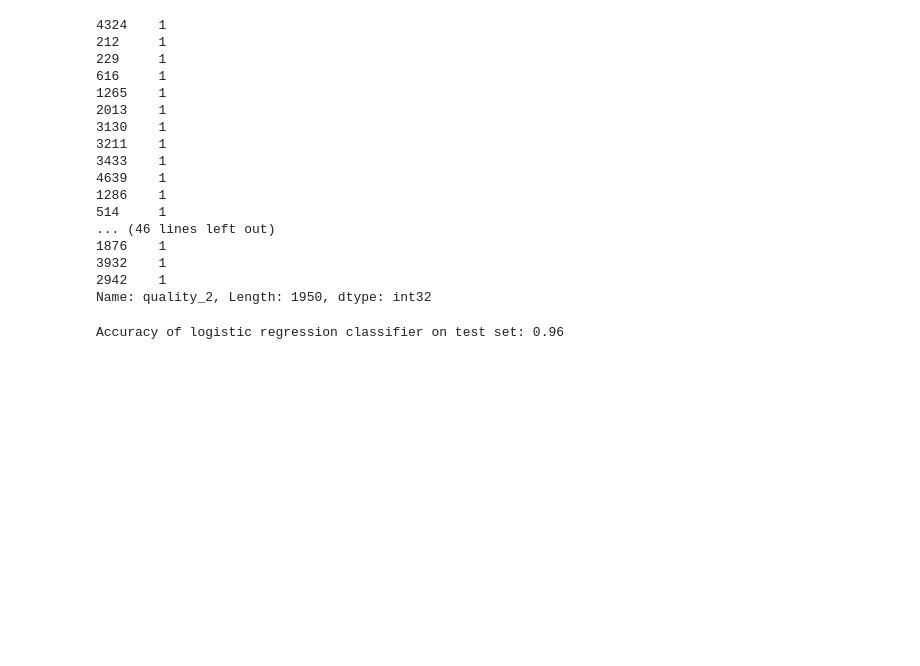
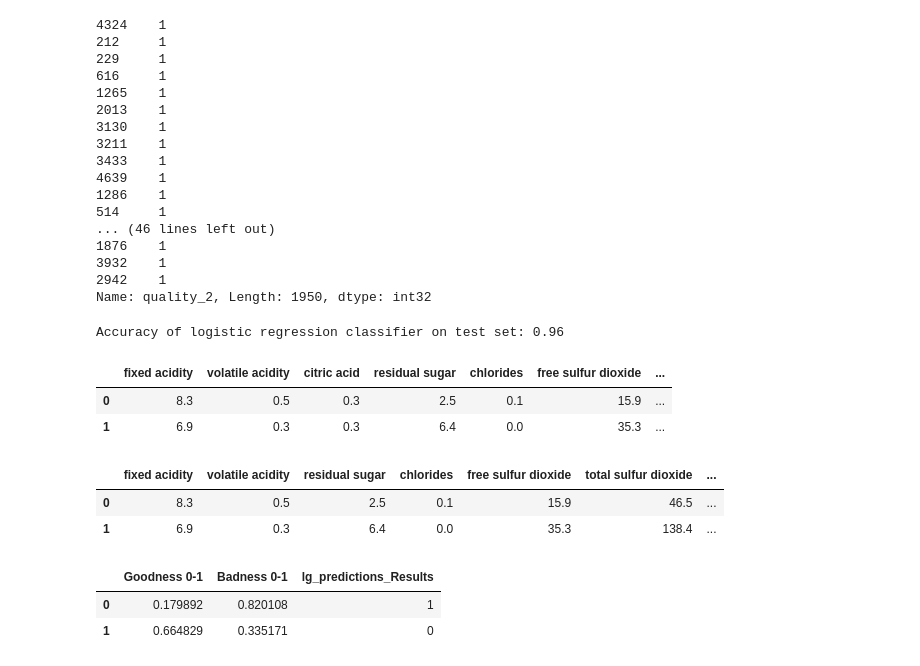
Before and after one commit to desmondgukwe/Analytics, a Jupyter notebook: Wine Q.ipynb, the cells around one changed output. Cells and saved outputs as stored; diff of their text form; code cells hidden in the pictures; blank space fills up the shorter version.

```diff
--- a/Wine Q.ipynb
+++ b/Wine Q.ipynb
@@ -541,3 +541,10 @@ logisticRegr.fit(X=train_x, y=train_y)
 print('Accuracy of logistic regression classifier on test set: {:.2f}'.format(logisticRegr.score(test_x, test_y)))
 # %% [output]
 Accuracy of logistic regression classifier on test set: 0.96
+# %%
+New_Data= pd.read_csv("C:/Users/Desmond Gukwe/Google Drive/Python Scripts/winequality/winequality/ddd.csv"  )
+New_Data
+# %% [output]
+|  | fixed acidity | volatile acidity | citric acid | residual sugar | chlorides | free sulfur dioxide | ... |
+| 0 | 8.3 | 0.5 | 0.3 | 2.5 | 0.1 | 15.9 | ... |
+| 1 | 6.9 | 0.3 | 0.3 | 6.4 | 0.0 | 35.3 | ... |
@@ -543,0 +555,6 @@ Accuracy of logistic regression classifier on test set: 0.96
+# %%
+New_Data.head()
+# %% [output]
+|  | fixed acidity | volatile acidity | residual sugar | chlorides | free sulfur dioxide | total sulfur dioxide | ... |
+| 0 | 8.3 | 0.5 | 2.5 | 0.1 | 15.9 | 46.5 | ... |
+| 1 | 6.9 | 0.3 | 6.4 | 0.0 | 35.3 | 138.4 | ... |
@@ -543,0 +570,6 @@ Accuracy of logistic regression classifier on test set: 0.96
+# %%
+R
+# %% [output]
+|  | Goodness 0-1 | Badness 0-1 | lg_predictions_Results |
+| 0 | 0.179892 | 0.820108 | 1 |
+| 1 | 0.664829 | 0.335171 | 0 |
```
Also changed, not shown: parts of 5 cells of this notebook, 1 other file.
